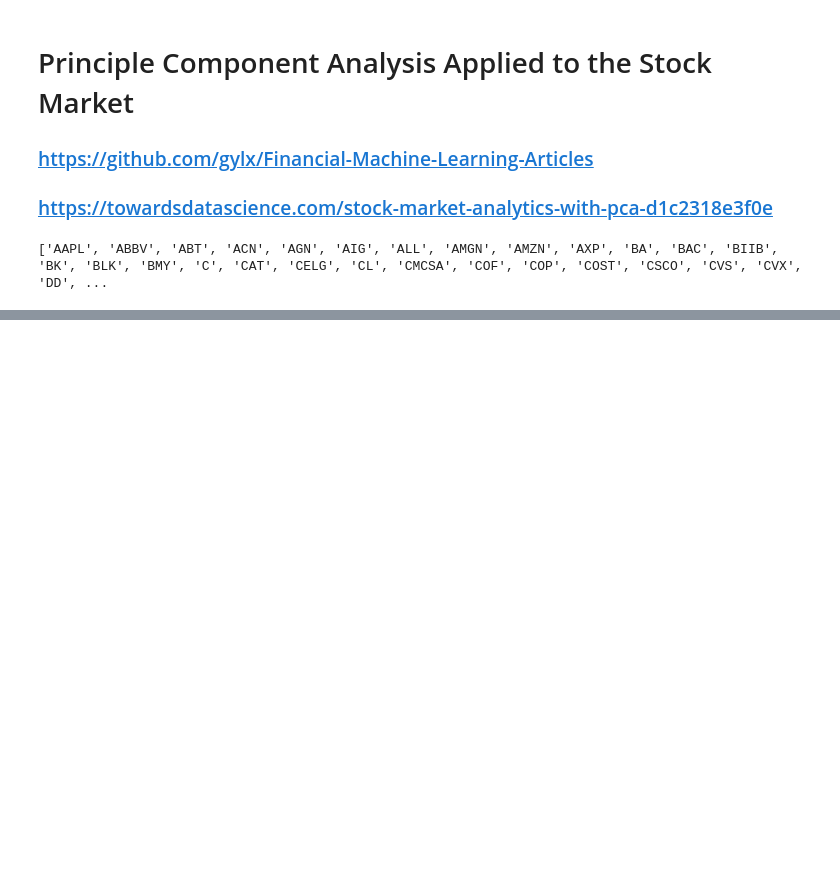
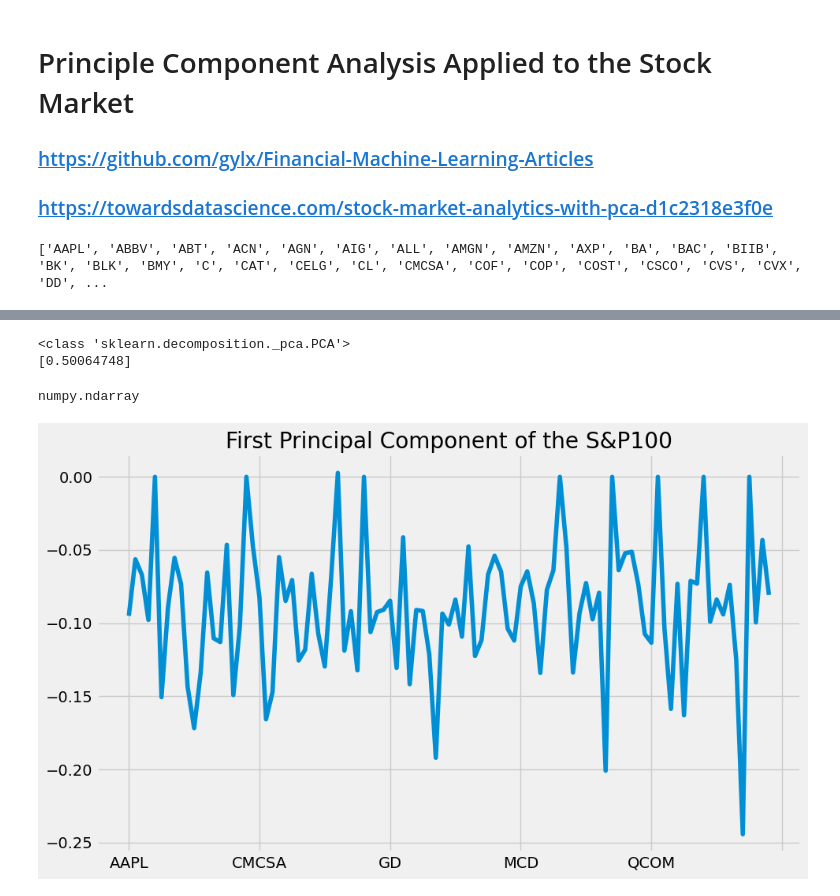
Before and after one commit to lvannote17/StockMarket, a Jupyter notebook: Stock Market Analytics with PCA.ipynb, the cells around one changed output, grey strips where cells are left out. Saved outputs shown, nothing was run; the diff lists cells and outputs as text; code cells hidden in the pictures; blank space fills up the shorter version.

```diff
--- a/Stock Market Analytics with PCA.ipynb
+++ b/Stock Market Analytics with PCA.ipynb
@@ -56,9 +73,19 @@ from sklearn.decomposition import PCA
 # %%
-pca = PCA(1).fit(rs.fillna(0))
+
+pca = skd.PCA(1).fit(rs.fillna(0))
+print(type(pca))
+print(pca.explained_variance_ratio_)
+type(pca.components_)
+# %% [output]
+<class 'sklearn.decomposition._pca.PCA'>
+[0.50064748]
+numpy.ndarray
 # %%
 pc1 = pd.Series(index=rs.columns, data=pca.components_[0])
 
-pc1.plot(figsize=(10,6), xticks=[], grid=True, title='First Principal Component of the S&P500')
+pc1.plot(figsize=(10,6),  grid=True, title='First Principal Component of the S&P100')
 plt.tight_layout()
 plt.savefig('tmp.png')
+# %% [output]
+[figure, added]
 # %%
```
Also changed, not shown: parts of 13 cells of this notebook, 2 other files.
